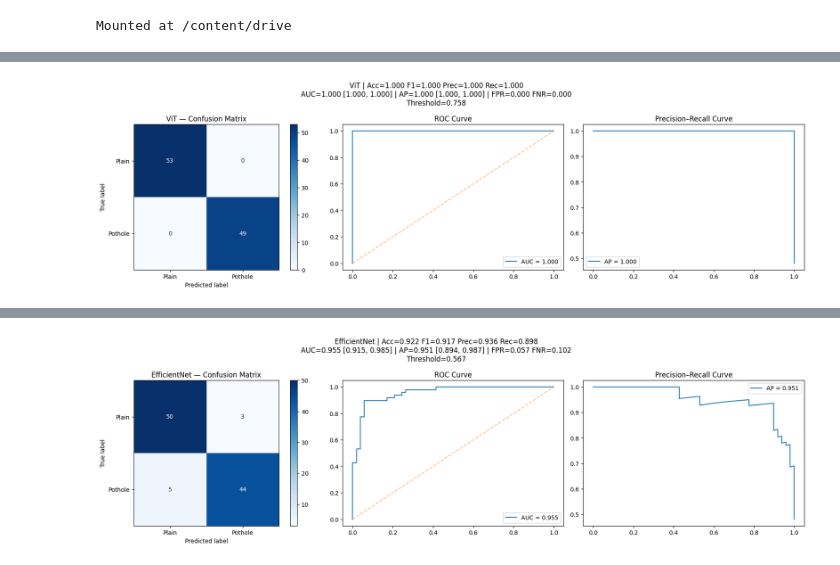
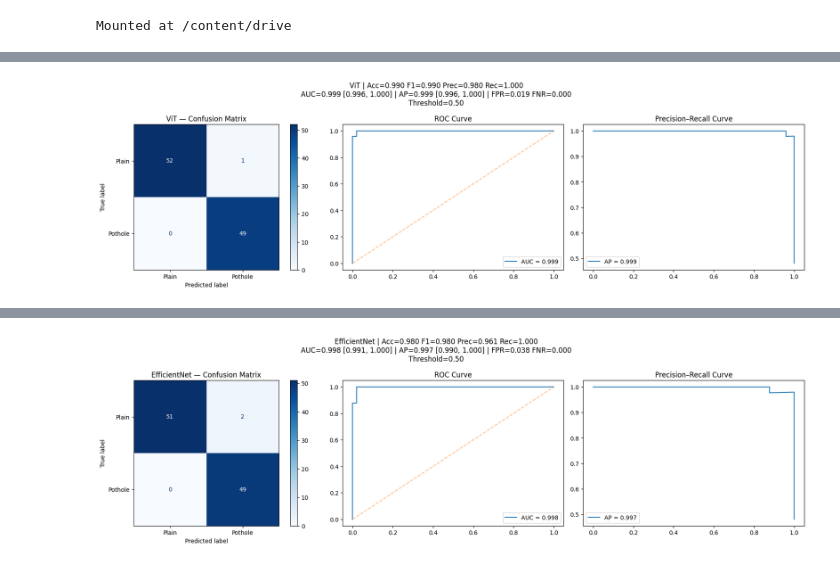
Before and after one commit to sakshammgarg/PotholeDetection, a Jupyter notebook: Model/pothole_pipeline.ipynb, the cells around one changed output, grey strips where cells are left out. Cells and saved outputs as stored; diff of their text form; code cells hidden in the pictures.

```diff
--- a/Model/pothole_pipeline.ipynb
+++ b/Model/pothole_pipeline.ipynb
@@ -543,10 +620,9 @@ def fit_effnet(model, epochs, lr, run_name):
 
     criterion = nn.CrossEntropyLoss(label_smoothing=0.1)
 
-    optimizer = torch.optim.AdamW(
-        filter(lambda p: p.requires_grad, model.parameters()),
-        lr=lr,
-        weight_decay=0.05
+    optimizer = torch.optim.Adam(
+    filter(lambda p: p.requires_grad, model.parameters()),
+    lr=3e-4
     )
 
     scaler = GradScaler("cuda")
@@ -627,7 +703,7 @@ freeze_effnet(effnet)
 print("Training Pretrained EfficientNetB0...")
 hist_eff = fit_effnet(
     effnet,
-    epochs=12,
+    epochs=10,
     lr=1e-4,
     run_name="effnet_pretrained"
 )
@@ -688,10 +762,9 @@ def fit_resnet(model, epochs, lr, run_name):
 
     criterion = nn.CrossEntropyLoss(label_smoothing=0.1)
 
-    optimizer = torch.optim.AdamW(
-        (p for p in model.parameters() if p.requires_grad),
-        lr=lr,
-        weight_decay=0.05
+    optimizer = torch.optim.Adam(
+    filter(lambda p: p.requires_grad, model.parameters()),
+    lr=3e-4
     )
 
     scaler = GradScaler("cuda")
@@ -770,7 +843,7 @@ freeze_resnet(resnet)
 print("Training ResNet50 (Baseline)...")
 hist_res = fit_resnet(
     resnet,
-    epochs=15,
+    epochs=10,
     lr=1e-4,
     run_name="resnet50_pretrained"
 )
@@ -1103,7 +1414,7 @@ device = "cuda" if torch.cuda.is_available() else "cpu"
 # %% [output]
 Mounted at /content/drive
 # %%
-vit = build_vit().to(device)
+vit = build_vit_base().to(device)
 swin = build_swin().to(device)
 effnet = build_effnet_pretrained().to(device)
 resnet = build_resnet50_pretrained().to(device)
@@ -1396,11 +1736,8 @@ from sklearn.metrics import (
     precision_recall_curve, average_precision_score,
     f1_score, accuracy_score, precision_score, recall_score
 )
-from sklearn.calibration import CalibratedClassifierCV
-from sklearn.linear_model import LogisticRegression
 
 BOOTSTRAP_ITERS = 500
-USE_CALIBRATION = True
 POS_LABEL = 1
 
 def bootstrap_ci(y, p, metric_fn, iters=500):
@@ -1411,37 +1748,22 @@ def bootstrap_ci(y, p, metric_fn, iters=500):
         vals.append(metric_fn(y[idx], p[idx]))
     return np.percentile(vals, [2.5, 97.5])
 
+@torch.no_grad()
 def evaluate_model(model, name):
     model.eval()
 
     y_true, y_prob = [], []
 
-    with torch.no_grad():
-        for x, y in val_loader:
-            x = x.to(device)
-            prob = torch.softmax(model(x), dim=1)[:, POS_LABEL]
-            y_true.extend(y.numpy())
-            y_prob.extend(prob.cpu().numpy())
+    for x, y in val_loader:
+        x = x.to(device)
+        prob = torch.softmax(model(x), dim=1)[:, POS_LABEL]
+        y_true.extend(y.numpy())
+        y_prob.extend(prob.cpu().numpy())
 
     y_true = np.array(y_true)
     y_prob = np.array(y_prob)
 
-    # Optional calibration
-    if USE_CALIBRATION:
-        lr = LogisticRegression()
-        lr.fit(y_prob.reshape(-1, 1), y_true)
-        y_prob = lr.predict_proba(y_prob.reshape(-1, 1))[:, 1]
-
-    # Threshold selection
-    fpr, tpr, roc_thr = roc_curve(y_true, y_prob)
-    youden_idx = np.argmax(tpr - fpr)
-    thr_youden = roc_thr[youden_idx]
-
-    prec, rec, pr_thr = precision_recall_curve(y_true, y_prob)
-    f1_scores = 2 * prec * rec / (prec + rec + 1e-8)
-    thr_f1 = pr_thr[np.argmax(f1_scores[:-1])]
-
-    thr = thr_f1
+    thr = 0.5
     y_pred = (y_prob >= thr).astype(int)
 
     acc = accuracy_score(y_true, y_pred)
@@ -1449,20 +1771,24 @@ def evaluate_model(model, name):
     prec_v = precision_score(y_true, y_pred)
     rec_v = recall_score(y_true, y_pred)
 
+    fpr, tpr, _ = roc_curve(y_true, y_prob)
     auc_val = auc(fpr, tpr)
     ap = average_precision_score(y_true, y_prob)
 
-    auc_ci = bootstrap_ci(y_true, y_prob,
-                          lambda y, p: auc(*roc_curve(y, p)[:2]),
-                          BOOTSTRAP_ITERS)
-    ap_ci = bootstrap_ci(y_true, y_prob,
-                         average_precision_score,
-                         BOOTSTRAP_ITERS)
+    auc_ci = bootstrap_ci(
+        y_true, y_prob,
+        lambda y, p: auc(*roc_curve(y, p)[:2]),
+        BOOTSTRAP_ITERS
+    )
+    ap_ci = bootstrap_ci(
+        y_true, y_prob,
+        average_precision_score,
+        BOOTSTRAP_ITERS
+    )
 
     cm = confusion_matrix(y_true, y_pred)
-
-    fnr = cm[1,0] / (cm[1].sum() + 1e-8)
-    fpr_val = cm[0,1] / (cm[0].sum() + 1e-8)
+    fnr = cm[1, 0] / (cm[1].sum() + 1e-8)
+    fpr_val = cm[0, 1] / (cm[0].sum() + 1e-8)
 
     fig, axes = plt.subplots(1, 3, figsize=(18, 5))
 
@@ -1472,10 +1798,11 @@ def evaluate_model(model, name):
     axes[0].set_title(f"{name} — Confusion Matrix")
 
     axes[1].plot(fpr, tpr, label=f"AUC = {auc_val:.3f}")
-    axes[1].plot([0,1], [0,1], "--", alpha=0.5)
+    axes[1].plot([0, 1], [0, 1], "--", alpha=0.5)
     axes[1].set_title("ROC Curve")
     axes[1].legend()
 
+    prec, rec, _ = precision_recall_curve(y_true, y_prob)
     axes[2].plot(rec, prec, label=f"AP = {ap:.3f}")
     axes[2].set_title("Precision–Recall Curve")
     axes[2].legend()
@@ -1486,7 +1813,7 @@ def evaluate_model(model, name):
         f"AUC={auc_val:.3f} [{auc_ci[0]:.3f}, {auc_ci[1]:.3f}] | "
         f"AP={ap:.3f} [{ap_ci[0]:.3f}, {ap_ci[1]:.3f}] | "
         f"FPR={fpr_val:.3f} FNR={fnr:.3f}\n"
-        f"Threshold={thr:.3f}"
+        f"Threshold={thr:.2f}"
     )
 
     plt.tight_layout()
@@ -1511 +1838 @@ for name, model in models.items():
-[figure, old version]
+[figure, new version]
```
Also changed, not shown: parts of 24 cells of this notebook.
